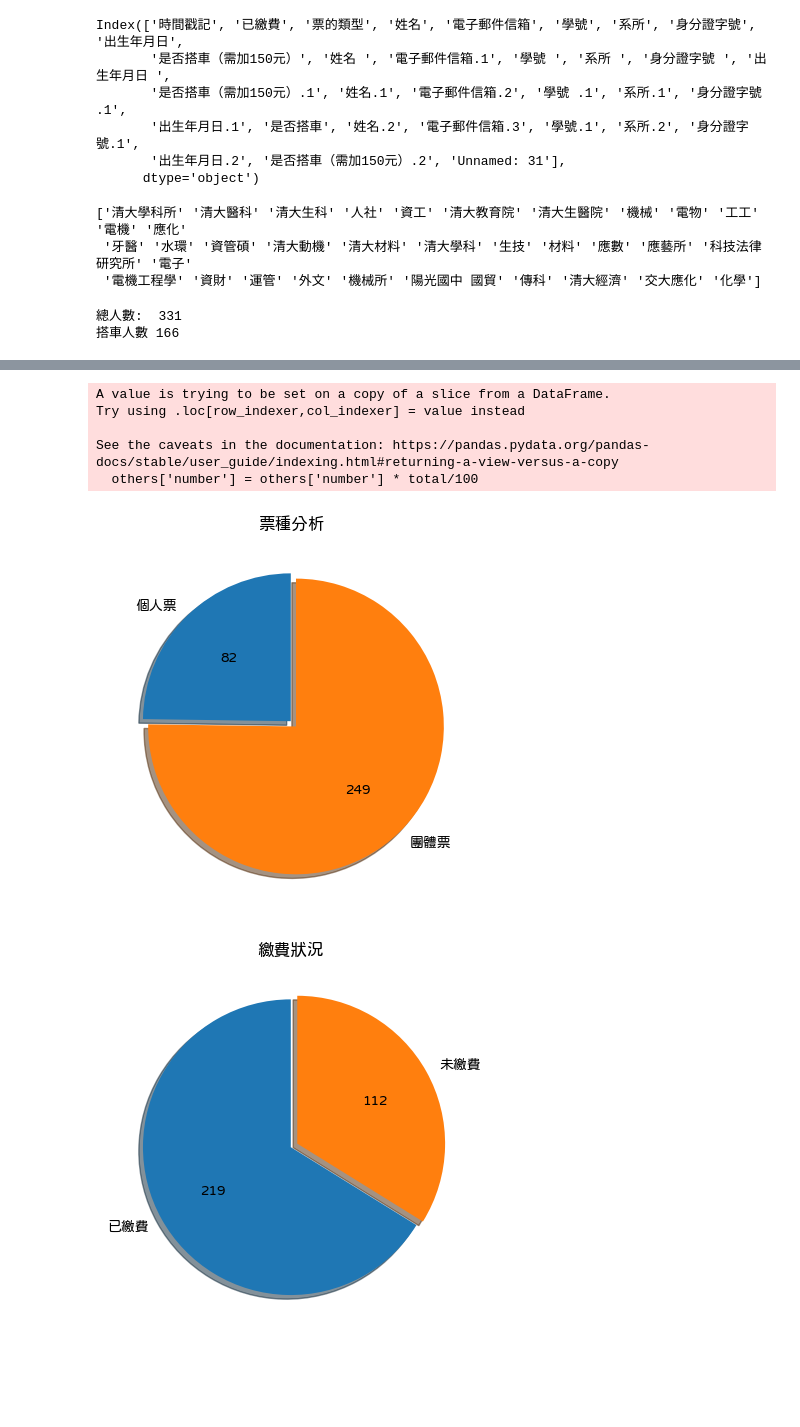
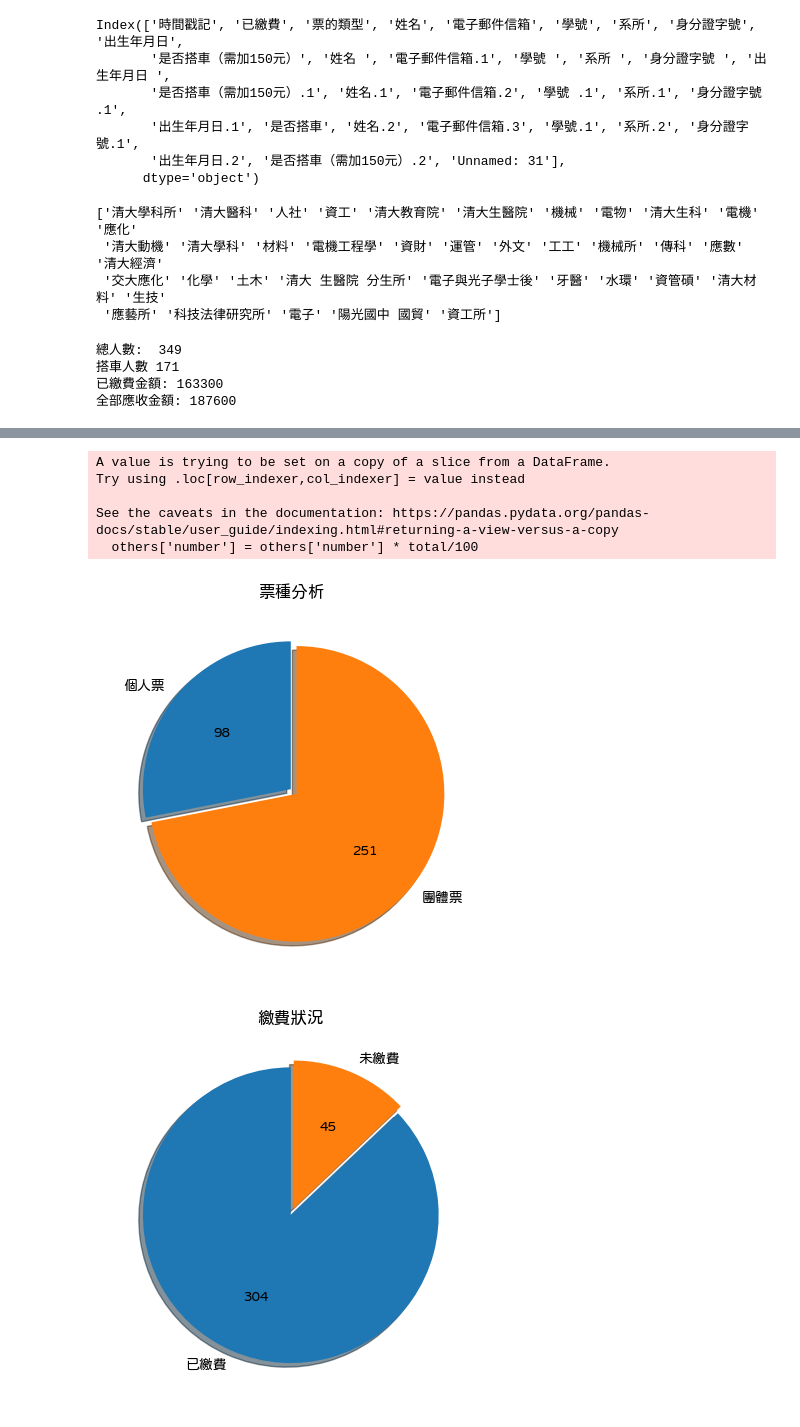
Before and after one commit to nycu-iem/2023_christmas_party_tools, a Jupyter notebook: attendee/runner.ipynb, the cells around one changed output, grey strips where cells are left out. Cells and saved outputs as stored; diff of their text form; code cells hidden in the pictures; blank space fills up the shorter version.

```diff
--- a/attendee/runner.ipynb
+++ b/attendee/runner.ipynb
@@ -49,9 +50,12 @@ for index, row in data.iterrows():
         user2.append(not pd.isnull(row['已繳費']))
         user3.append(not pd.isnull(row['已繳費']))
 
-        attendees_list.append(user1)
-        attendees_list.append(user2)
-        attendees_list.append(user3)
+        if(isinstance(user1[0], str)):
+            attendees_list.append(user1)
+        if(isinstance(user2[0], str)):
+            attendees_list.append(user2)
+        if(isinstance(user3[0], str)):
+            attendees_list.append(user3)
 
 # convert list into dataframe
 attendees = pd.DataFrame(attendees_list, columns=[
@@ -139,9 +143,10 @@ cars = attendees[attendees['搭車'] == '是']
 cars = cars[['系所', '學號', '姓名', '電子郵件', '已繳費']]
 cars.to_csv('cars.csv', index=False, encoding='utf_8_sig')
 # %% [output]
-['清大學科所' '清大醫科' '清大生科' '人社' '資工' '清大教育院' '清大生醫院' '機械' '電物' '工工' '電機' '應化'
- '牙醫' '水環' '資管碩' '清大動機' '清大材料' '清大學科' '生技' '材料' '應數' '應藝所' '科技法律研究所' '電子'
- '電機工程學' '資財' '運管' '外文' '機械所' '陽光國中 國貿' '傳科' '清大經濟' '交大應化' '化學']
+['清大學科所' '清大醫科' '人社' '資工' '清大教育院' '清大生醫院' '機械' '電物' '清大生科' '電機' '應化'
+ '清大動機' '清大學科' '材料' '電機工程學' '資財' '運管' '外文' '工工' '機械所' '傳科' '應數' '清大經濟'
+ '交大應化' '化學' '土木' '清大 生醫院 分生所' '電子與光子學士後' '牙醫' '水環' '資管碩' '清大材料' '生技'
+ '應藝所' '科技法律研究所' '電子' '陽光國中 國貿' '資工所']
 # %%
 # 統計資料
 import matplotlib.pyplot as plt
@@ -152,6 +157,17 @@ matplotlib.rc('font', family='jf-openhuninn-2.0')
 
 print('總人數: ', attendees.shape[0])
 print('搭車人數', attendees[attendees['搭車'] == '是'].shape[0])
+
+cash = 0
+paid = attendees[attendees['已繳費'] == True]
+cash += paid[paid['票種'] == 'S'].shape[0]*500
+cash += paid[paid['票種'] == 'G'].shape[0]*450
+cash += cars[cars['已繳費'] == True].shape[0]*150
+print('已繳費金額:', cash)
+
+print('全部應收金額:', attendees[attendees['票種'] == 'S'].shape[0]*500
+      + attendees[attendees['票種'] == 'G'].shape[0]*450
+      + cars.shape[0]*150)
 
 """ 2. 系所分析 """
 
@@ -218,5 +234,7 @@ plt.pie(sizes,
         )
 plt.show()
 # %% [output]
-總人數:  331
-搭車人數 166
+總人數:  349
+搭車人數 171
+已繳費金額: 163300
+全部應收金額: 187600
@@ -241,7 +259,7 @@ plt.show()
 A value is trying to be set on a copy of a slice from a DataFrame.
 Try using .loc[row_indexer,col_indexer] = value instead
 
 See the caveats in the documentation: https://pandas.pydata.org/pandas-docs/stable/user_guide/indexing.html#returning-a-view-versus-a-copy
   others['number'] = others['number'] * total/100
-[figure, old version]
+[figure, new version]
-[figure, old version]
+[figure, new version]
```
Also changed, not shown: parts of 2 cells of this notebook.
